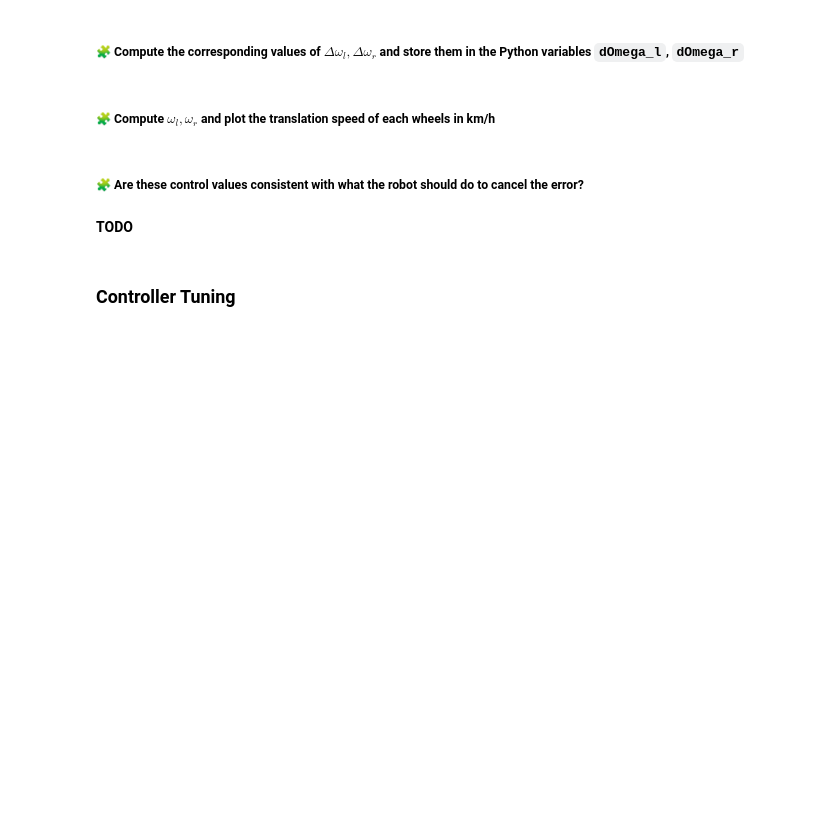
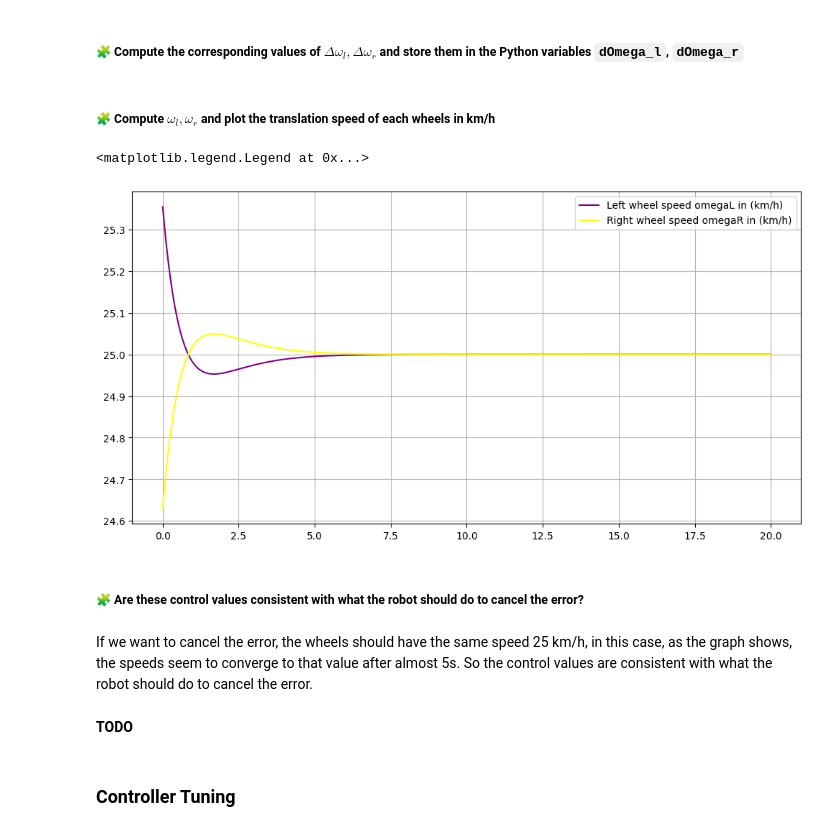
Before and after one commit to Adellah-bellahmama/control-engineering-with-python-project-2023-2024, a Jupyter notebook: Project-part-2.ipynb, the cells around one changed output. Drawn from its saved outputs; the diff is of its cells as text; code cells hidden in the pictures; blank space fills up the shorter version.

```diff
--- a/Project-part-2.ipynb
+++ b/Project-part-2.ipynb
@@ -693,5 +766,18 @@ pass
+# %%
+omega_l = deltaOmega_l + v/r
+omega_r = deltaOmega_r + v/r
+fig = figure(figsize=(12, 6))
+plot(t, omega_l*r*3.6, label="Left wheel speed omegaL in (km/h)", color='purple')
+plot(t, omega_r*r*3.6, label="Right wheel speed omegaR in (km/h)", color='yellow')
+grid()
+legend()
+# %% [output]
+<matplotlib.legend.Legend at 0x...>
+[figure, added]
 # %% [markdown]
 ##### 🧩 Are these control values consistent with what the robot should do to cancel the error?
+# %% [markdown]
+If we want to cancel the error, the wheels should have the same speed 25 km/h, in this case, as the graph shows, the speeds seem to converge to that value after almost 5s. So the control values are consistent with what the robot should do to cancel the error.
 # %% [markdown]
 **TODO**
 # %% [markdown]
```
Also changed, not shown: parts of 27 cells of this notebook.
